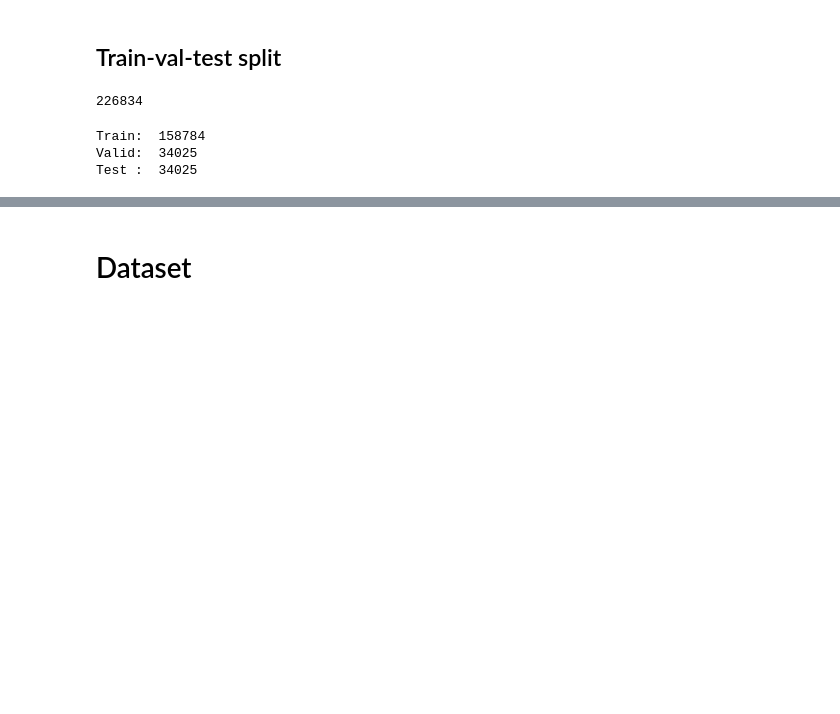
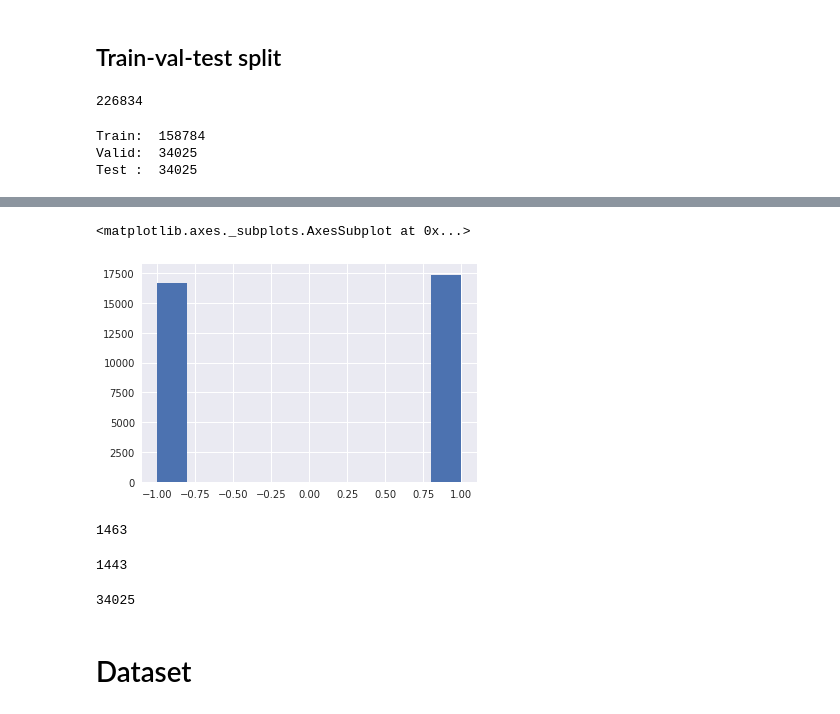
Before and after one commit to Guitaricet/text_classification, a Jupyter notebook: preproces/makaron.ipynb, the cells around one changed output, grey strips where cells are left out. Drawn from its saved outputs; the diff is of its cells as text; code cells hidden in the pictures; blank space fills up the shorter version.

```diff
--- a/preproces/makaron.ipynb
+++ b/preproces/makaron.ipynb
@@ -63,3 +100,20 @@ test_data.to_csv(basepath+'test.csv')
+# %%
+test_data.sentiment.hist()
+# %% [output]
+<matplotlib.axes._subplots.AxesSubplot at 0x...>
+[figure, added]
+# %%
+len(set(valid_data.text).intersection(set(train_data.text)))
+# %% [output]
+1463
+# %%
+len(set(test_data.text).intersection(set(train_data.text)))
+# %% [output]
+1443
+# %%
+len(valid_data)
+# %% [output]
+34025
 # %% [markdown]
 # Dataset
 # %%
```
Also changed, not shown: parts of 14 cells of this notebook, 1 other file.
